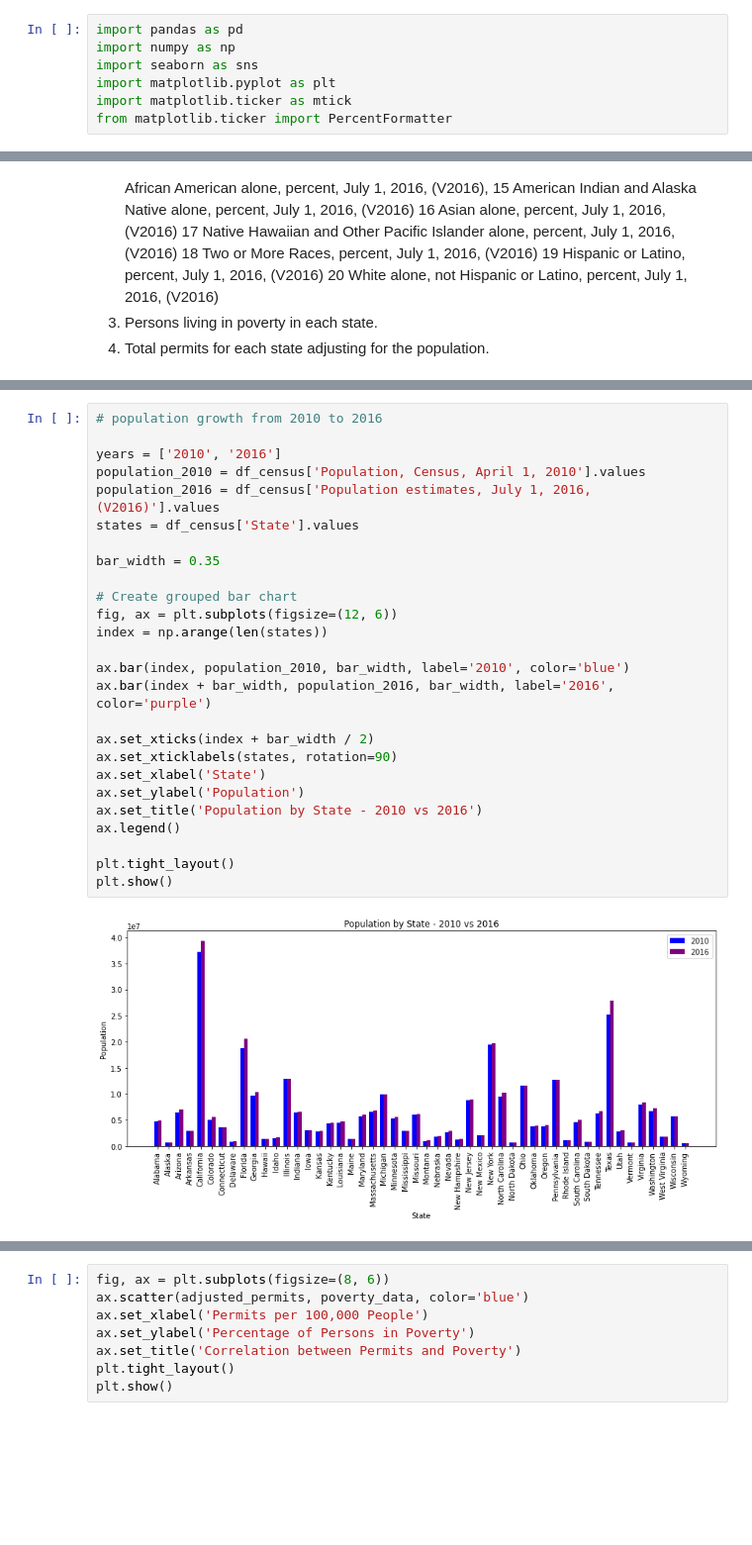
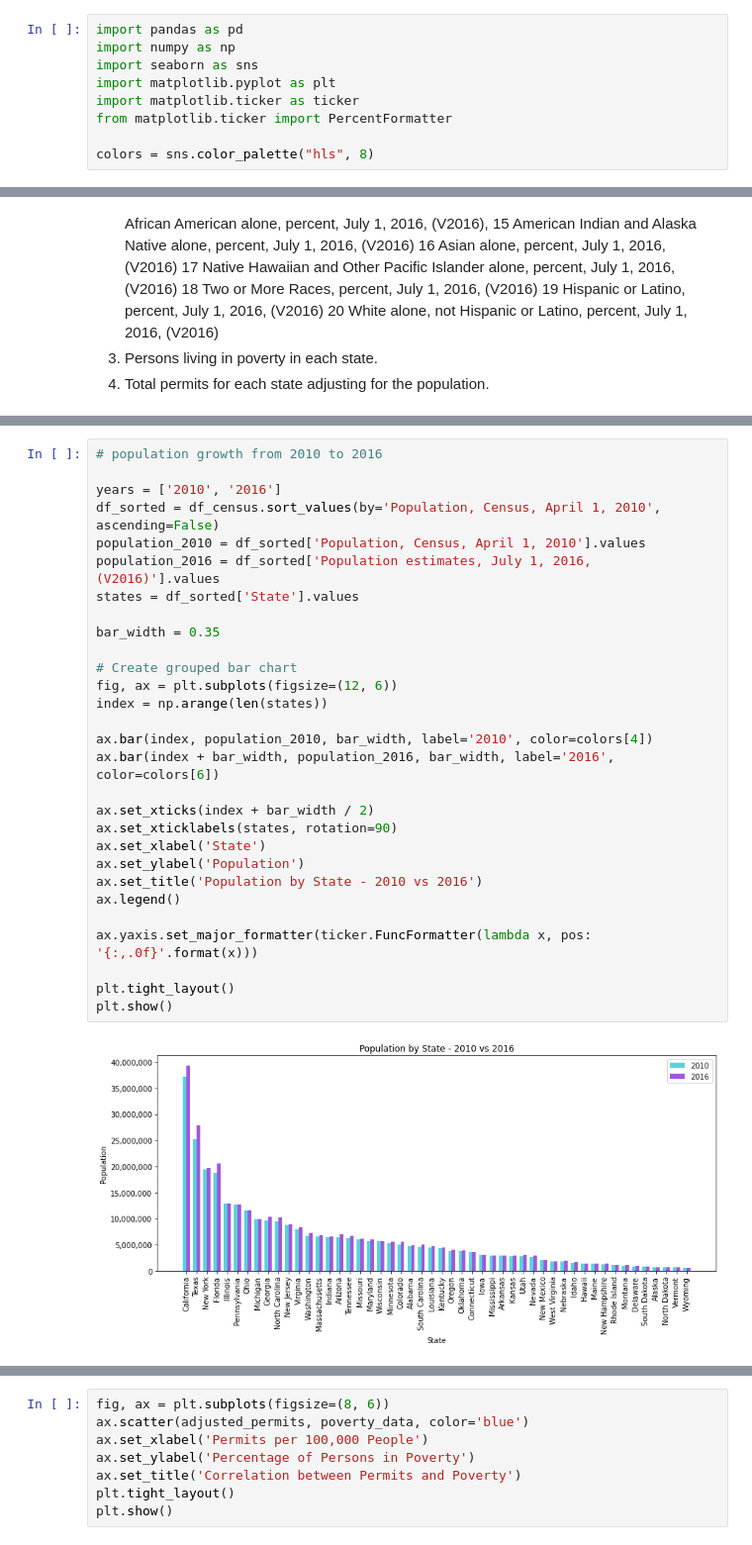
Before and after one commit to dezertdweller/fbi-gun-background-checks, a Jupyter notebook: analysis.ipynb, the cells around one changed output, grey strips where cells are left out. Shown: that part at 99% size. Drawn from its saved outputs; the diff is of its cells as text; blank space fills up the shorter version.

Commit message:
Continued analysis of census and fbi data.

```diff
--- a/analysis.ipynb
+++ b/analysis.ipynb
@@ -3,8 +3,10 @@ import pandas as pd
 import numpy as np
 import seaborn as sns
 import matplotlib.pyplot as plt
-import matplotlib.ticker as mtick
+import matplotlib.ticker as ticker
 from matplotlib.ticker import PercentFormatter
+
+colors = sns.color_palette("hls", 8)
 # %%
 df_census = pd.read_csv('/Users/katialopes-gilbert/data-files/ncis-and-census-data/us-census-data-transformed.csv')
 
@@ -74,28 +96,31 @@ I want to begin my analysis by visualizing the following:
 # %%
 # population growth from 2010 to 2016
 
 years = ['2010', '2016']
-population_2010 = df_census['Population, Census, April 1, 2010'].values
-population_2016 = df_census['Population estimates, July 1, 2016,  (V2016)'].values
-states = df_census['State'].values
+df_sorted = df_census.sort_values(by='Population, Census, April 1, 2010', ascending=False)
+population_2010 = df_sorted['Population, Census, April 1, 2010'].values
+population_2016 = df_sorted['Population estimates, July 1, 2016,  (V2016)'].values
+states = df_sorted['State'].values
 
 bar_width = 0.35
 
 # Create grouped bar chart
 fig, ax = plt.subplots(figsize=(12, 6))
 index = np.arange(len(states))
 
-ax.bar(index, population_2010, bar_width, label='2010', color='blue')
-ax.bar(index + bar_width, population_2016, bar_width, label='2016', color='purple')
+ax.bar(index, population_2010, bar_width, label='2010', color=colors[4])
+ax.bar(index + bar_width, population_2016, bar_width, label='2016', color=colors[6])
 
 ax.set_xticks(index + bar_width / 2)
 ax.set_xticklabels(states, rotation=90)
 ax.set_xlabel('State')
 ax.set_ylabel('Population')
 ax.set_title('Population by State - 2010 vs 2016')
 ax.legend()
 
+ax.yaxis.set_major_formatter(ticker.FuncFormatter(lambda x, pos: '{:,.0f}'.format(x)))
+
 plt.tight_layout()
 plt.show()
 # %% [output]
-[figure, old version]
+[figure, new version]
```
Also changed, not shown: parts of 16 cells of this notebook.
